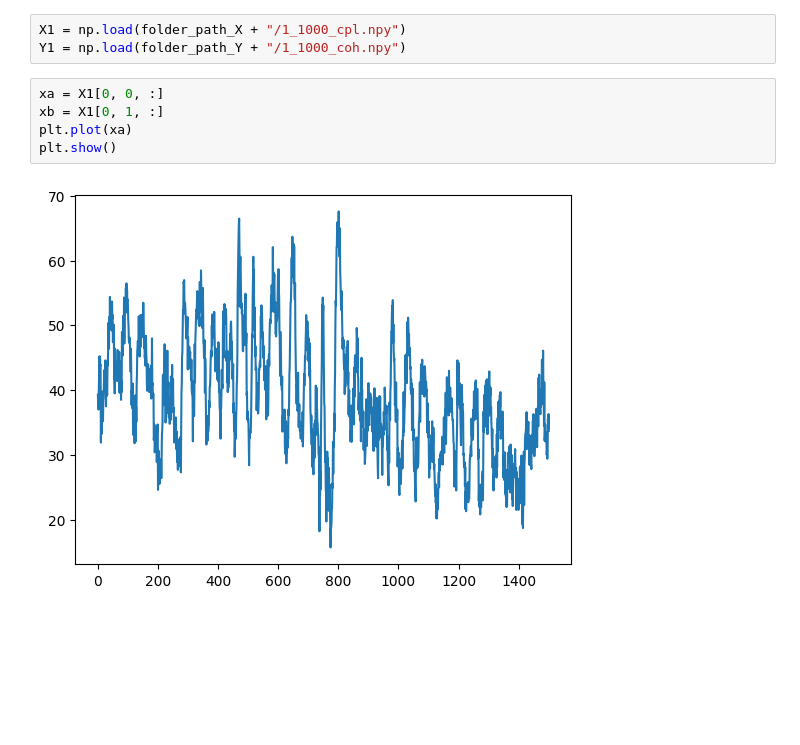
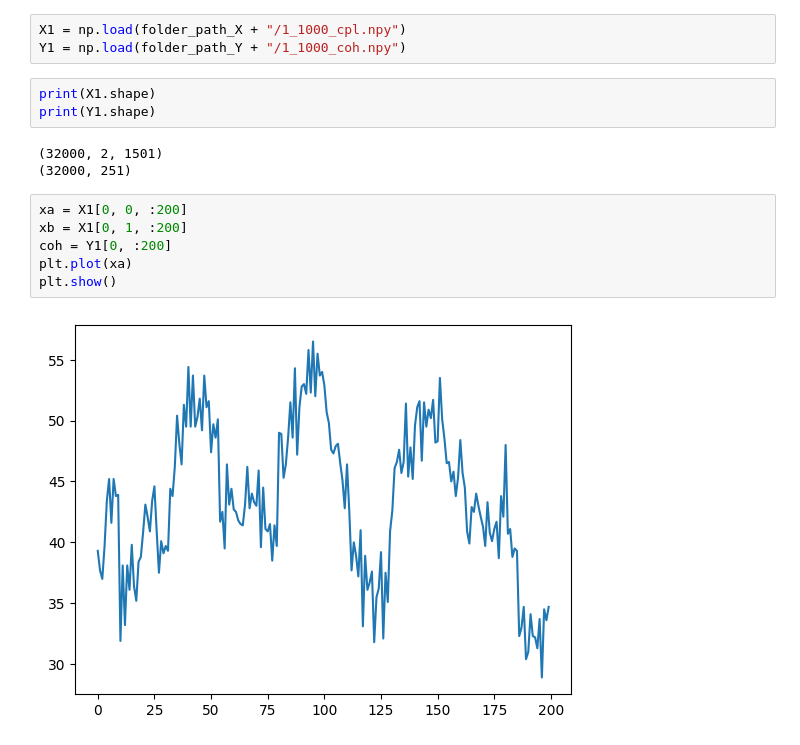
Before and after one commit to Aurelien-Stumpf-Mascles/ICM_internship, a Jupyter notebook: experiment_2/coherence_prediction.ipynb, the cells around one changed output. Cells and saved outputs as stored; diff of their text form; blank space fills up the shorter version.

```diff
--- a/experiment_2/coherence_prediction.ipynb
+++ b/experiment_2/coherence_prediction.ipynb
@@ -10,10 +18,17 @@ folder_path_Y = "/network/lustre/iss02/aramis/projects/cracknetworks/Y_folder/Y_
 # %%
 X1 = np.load(folder_path_X + "/1_1000_cpl.npy")
 Y1 = np.load(folder_path_Y + "/1_1000_coh.npy")
+# %%
+print(X1.shape)
+print(Y1.shape)
+# %% [output]
+(32000, 2, 1501)
+(32000, 251)
 # %%
-xa = X1[0, 0, :]
-xb = X1[0, 1, :]
+xa = X1[0, 0, :200]
+xb = X1[0, 1, :200]
+coh = Y1[0, :200]
 plt.plot(xa)
 plt.show()
 # %% [output]
-[figure, old version]
+[figure, new version]
```
Also changed, not shown: parts of 8 cells of this notebook, 3 other files.
